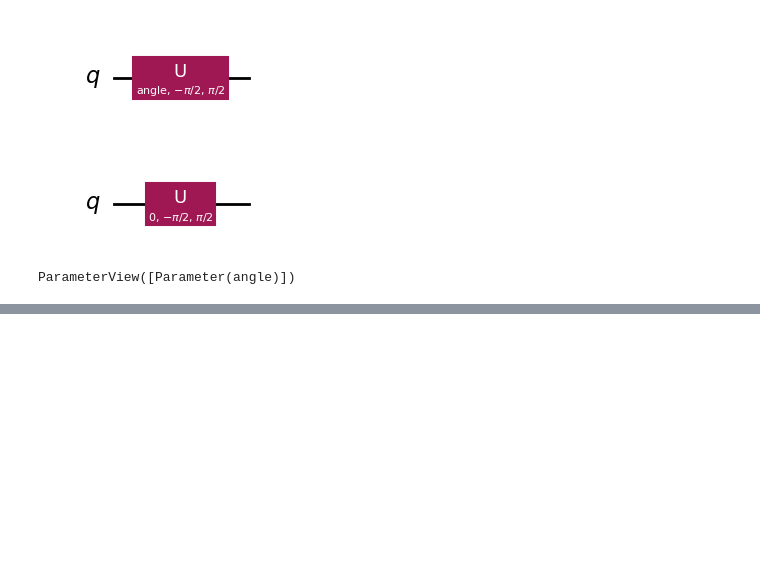
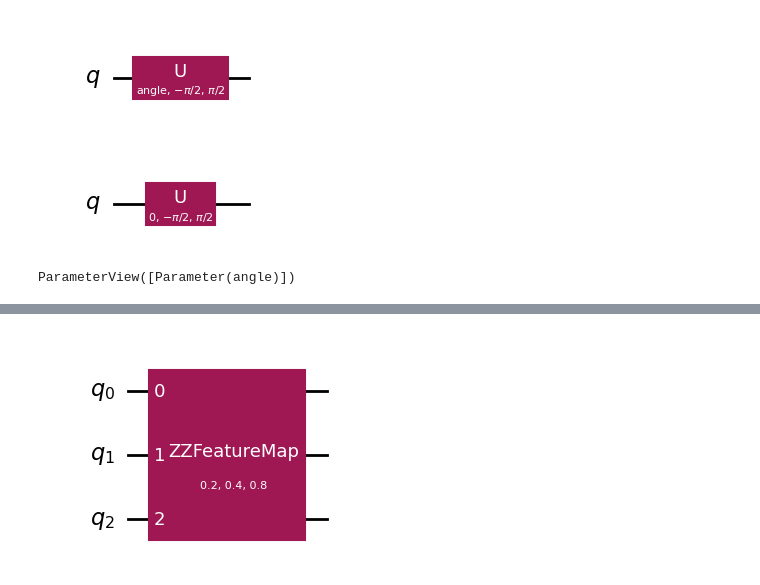
Before and after one commit to abiros123/Quantum-Computing-Projects-Resources, a Jupyter notebook: QC Summer School Resources/Qiskit Exercises.ipynb, the cells around one changed output, grey strips where cells are left out. Drawn from its saved outputs; the diff is of its cells as text; code cells hidden in the pictures; blank space fills up the shorter version.

```diff
--- a/QC Summer School Resources/Qiskit Exercises.ipynb
+++ b/QC Summer School Resources/Qiskit Exercises.ipynb
@@ -93,0 +123,9 @@ ParameterView([Parameter(angle)])
+# %%
+#Angle Encoding
+features = [.2,.4,.8]
+feature_map = ZZFeatureMap(feature_dimension = len(features))
+
+encoded = feature_map.assign_parameters(features)
+encoded.draw('mpl')
+# %% [output]
+[figure, added]
```
Also changed, not shown: parts of 10 cells of this notebook.
